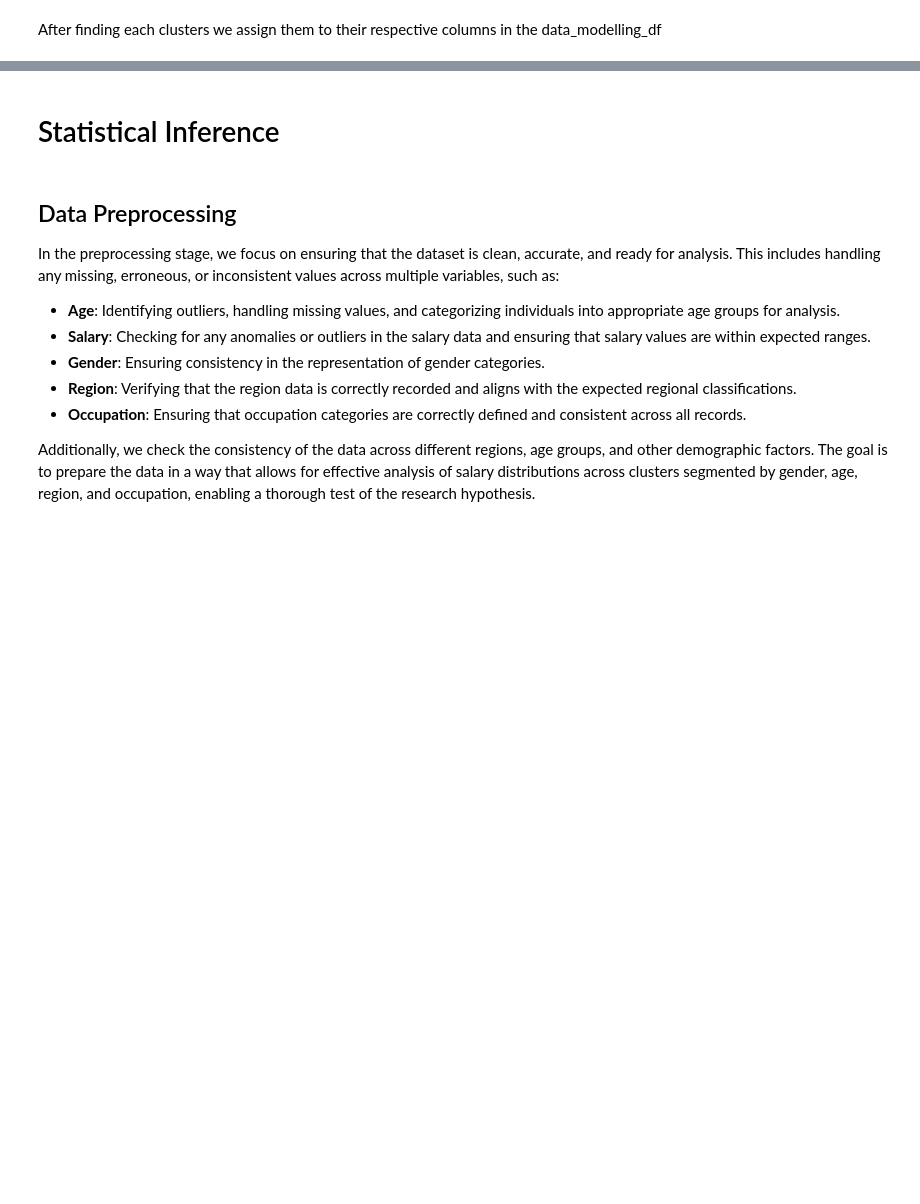
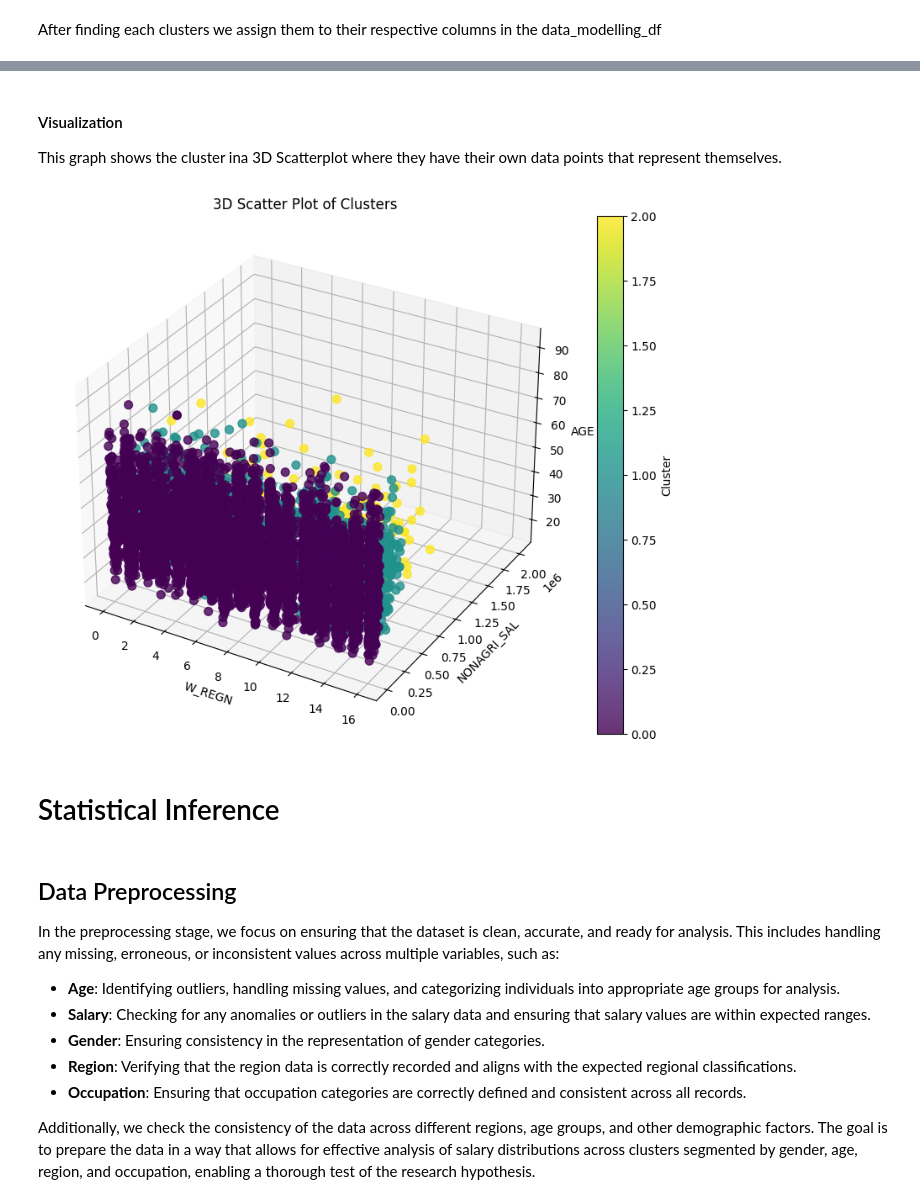
Before and after one commit to chiwasushuba/CSMODEL-Project, a Jupyter notebook: [Phase 2].ipynb, the cells around one changed output, grey strips where cells are left out. Drawn from its saved outputs; the diff is of its cells as text; code cells hidden in the pictures; blank space fills up the shorter version.

```diff
--- a/[Phase 2].ipynb
+++ b/[Phase 2].ipynb
@@ -1292,3 +1300,34 @@ cluster_2.describe()
+# %% [markdown]
+#### Visualization
+
+This graph shows the cluster ina 3D Scatterplot where they have their own data points that represent themselves.
+# %%
+from mpl_toolkits.mplot3d import Axes3D
+
+# 3D scatter plot
+fig = plt.figure(figsize=(10, 8))
+ax = fig.add_subplot(111, projection='3d')
+
+# Scatter by cluster
+scatter = ax.scatter(
+    data_modelling_df['W_REGN'],
+    data_modelling_df['NONAGRI_SAL'],
+    data_modelling_df['AGE'],
+    c=data_modelling_df['Cluster'],
+    cmap='viridis',
+    s=50, alpha=0.8
+)
+
+# Customize plot
+ax.set_title("3D Scatter Plot of Clusters")
+ax.set_xlabel("W_REGN")
+ax.set_ylabel("NONAGRI_SAL")
+ax.set_zlabel("AGE")
+fig.colorbar(scatter, ax=ax, label='Cluster')
+
+plt.show()
+# %% [output]
+[figure, added]
 # %%
 # CHARACTERIZED WHAT the clusters LOOKS LIKE (examples in specs)
 # %% [markdown]
```
Also changed, not shown: parts of 9 cells of this notebook.
